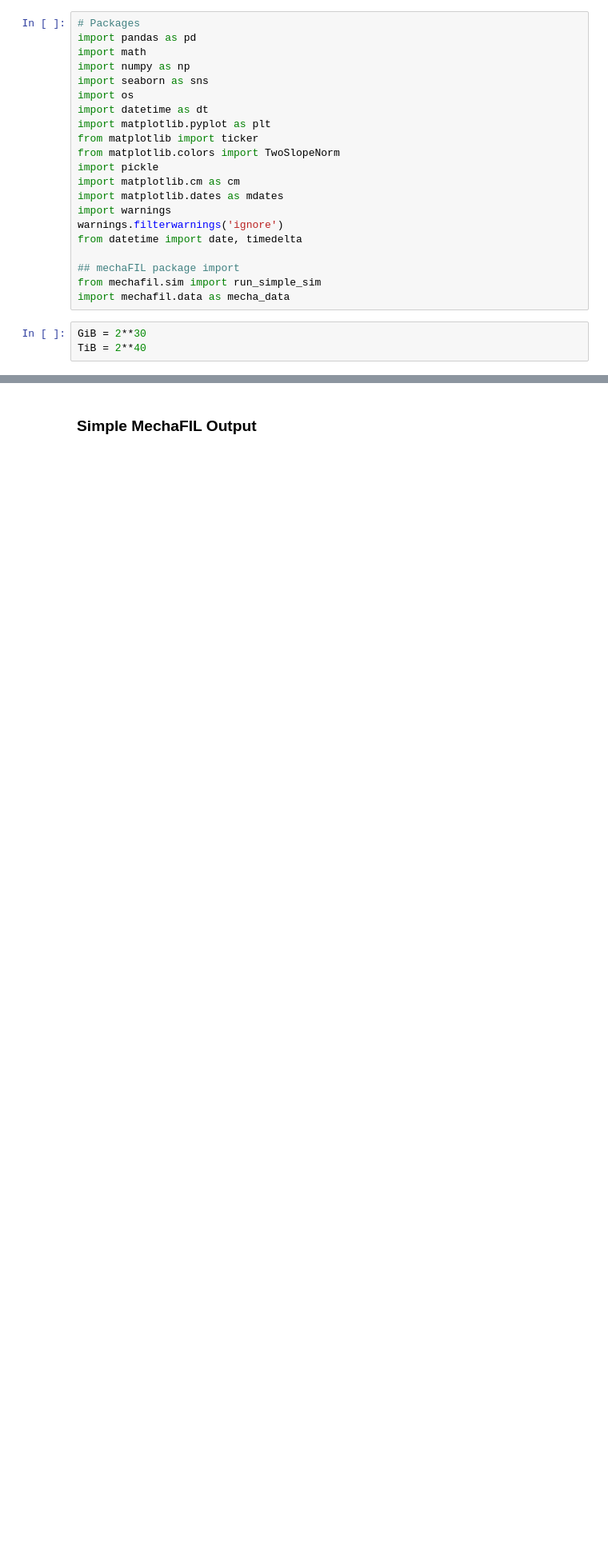
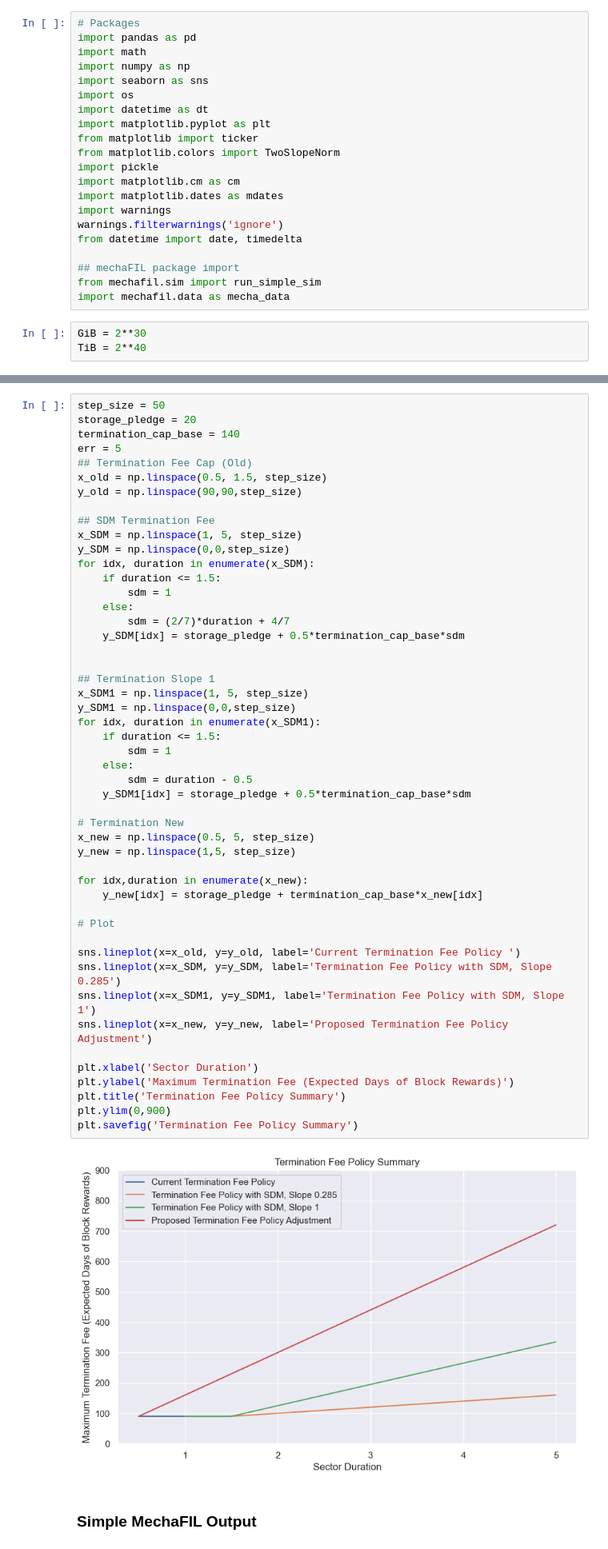
Before and after one commit to protocol/CryptoEconLab, a Jupyter notebook: notebooks/termination_fees/SP_Rational_Termination_Model.ipynb, the cells around one changed output, grey strips where cells are left out. Shown at 80% size. Drawn from its saved outputs; the diff is of its cells as text; blank space fills up the shorter version.

```diff
--- a/notebooks/termination_fees/SP_Rational_Termination_Model.ipynb
+++ b/notebooks/termination_fees/SP_Rational_Termination_Model.ipynb
@@ -25,3 +27,54 @@ TiB = 2**40
+# %%
+step_size = 50
+storage_pledge = 20
+termination_cap_base = 140
+err = 5
+## Termination Fee Cap (Old)
+x_old = np.linspace(0.5, 1.5, step_size)
+y_old = np.linspace(90,90,step_size)
+
+## SDM Termination Fee
+x_SDM = np.linspace(1, 5, step_size)
+y_SDM = np.linspace(0,0,step_size)
+for idx, duration in enumerate(x_SDM):
+    if duration <= 1.5:
+        sdm = 1
+    else:
+        sdm = (2/7)*duration + 4/7
+    y_SDM[idx] = storage_pledge + 0.5*termination_cap_base*sdm
+
+
+## Termination Slope 1
+x_SDM1 = np.linspace(1, 5, step_size)
+y_SDM1 = np.linspace(0,0,step_size)
+for idx, duration in enumerate(x_SDM1):
+    if duration <= 1.5:
+        sdm = 1
+    else:
+        sdm = duration - 0.5
+    y_SDM1[idx] = storage_pledge + 0.5*termination_cap_base*sdm
+
+# Termination New
+x_new = np.linspace(0.5, 5, step_size)
+y_new = np.linspace(1,5, step_size)
+
+for idx,duration in enumerate(x_new):
+    y_new[idx] = storage_pledge + termination_cap_base*x_new[idx]
+
+# Plot
+
+sns.lineplot(x=x_old, y=y_old, label='Current Termination Fee Policy ')
+sns.lineplot(x=x_SDM, y=y_SDM, label='Termination Fee Policy with SDM, Slope 0.285')
+sns.lineplot(x=x_SDM1, y=y_SDM1, label='Termination Fee Policy with SDM, Slope 1')
+sns.lineplot(x=x_new, y=y_new, label='Proposed Termination Fee Policy Adjustment')
+
+plt.xlabel('Sector Duration')
+plt.ylabel('Maximum Termination Fee (Expected Days of Block Rewards)')
+plt.title('Termination Fee Policy Summary')
+plt.ylim(0,900)
+plt.savefig('Termination Fee Policy Summary')
+# %% [output]
+[figure, added]
 # %% [markdown]
 ### Simple MechaFIL Output
 # %%
```
Also changed, not shown: parts of 18 cells of this notebook, 14 other files.
